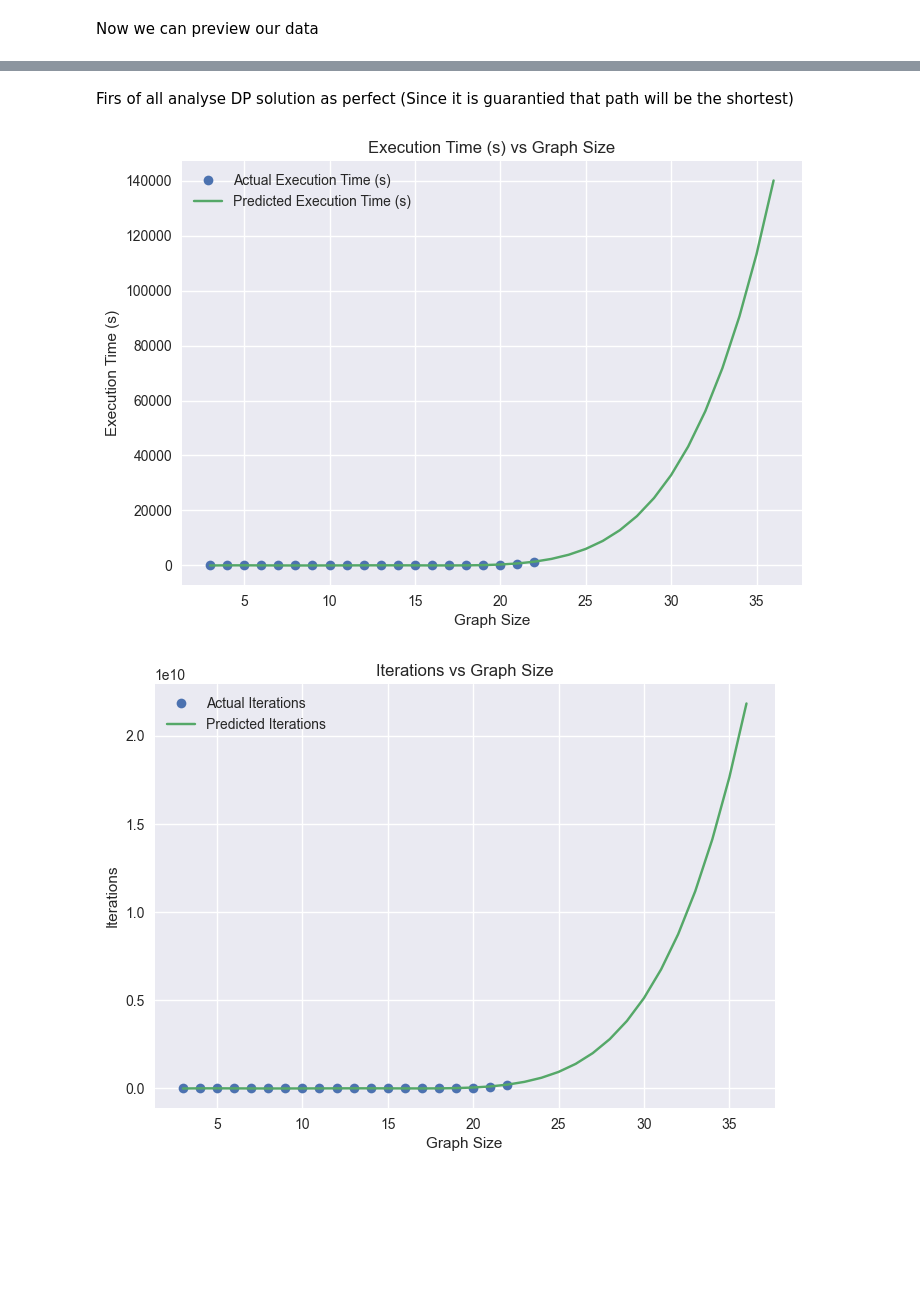
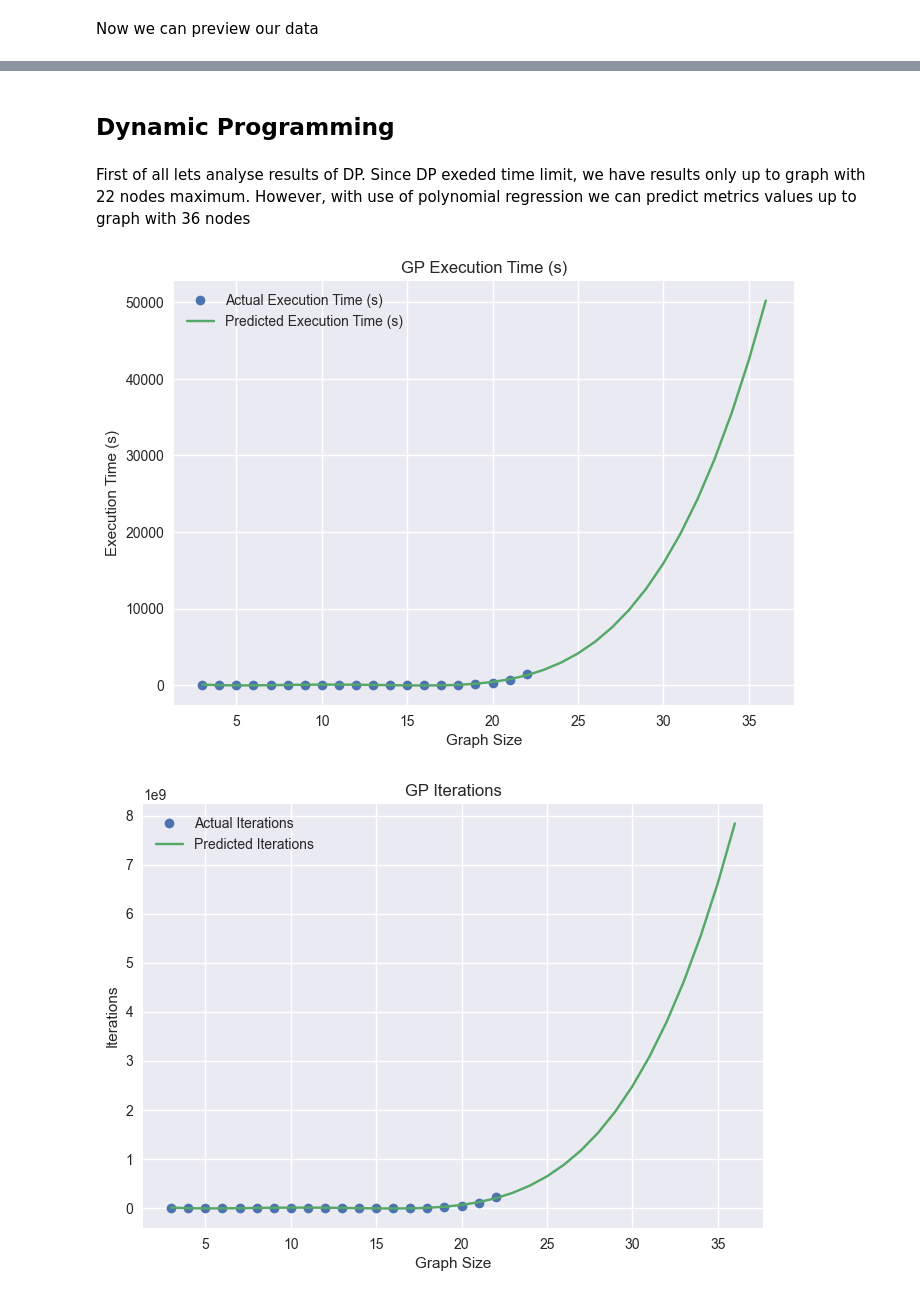
Before and after one commit to LowIQCoder/NIC_Project, a Jupyter notebook: analisys.ipynb, the cells around one changed output, grey strips where cells are left out. Drawn from its saved outputs; the diff is of its cells as text; code cells hidden in the pictures; blank space fills up the shorter version.

```diff
--- a/analisys.ipynb
+++ b/analisys.ipynb
@@ -58,33 +96,46 @@ ga_results.head(5)
+# %% [markdown]
+## Dynamic Programming
 # %% [markdown]
-Firs of all analyse DP solution as perfect (Since it is guarantied that path will be the shortest)
+First of all lets analyse results of DP. Since DP exeded time limit, we have results only up to graph with 22 nodes maximum. However, with use of polynomial regression we can predict metrics values up to graph with 36 nodes
 # %%
-# Prediction range
 x = dp_results['Graph Size'].values.reshape(-1, 1)
 x_pred = np.arange(3, 37).reshape(-1, 1)
 
-# Function to plot and predict
 def plot_and_predict(y_column, degree=2):
     y = dp_results[y_column].values
     poly = PolynomialFeatures(degree)
     X_poly = poly.fit_transform(x)
     model = LinearRegression().fit(X_poly, y)
 
     X_pred_poly = poly.transform(x_pred)
     y_pred = model.predict(X_pred_poly)
 
     plt.plot(dp_results['Graph Size'], y, 'o', label=f'Actual {y_column}')
     plt.plot(x_pred.flatten(), y_pred, '-', label=f'Predicted {y_column}')
     plt.xlabel('Graph Size')
     plt.ylabel(y_column)
-    plt.title(f'{y_column} vs Graph Size')
+    plt.title(f'GP {y_column}')
     plt.legend()
     plt.grid(True)
     plt.show()
 
-# Plot for each metric
-plot_and_predict('Execution Time (s)', degree=5)
-plot_and_predict('Iterations', degree=5)
-plot_and_predict('Memory (bytes)', degree=5)
+    return y_pred
+
+pred_time = plot_and_predict('Execution Time (s)', degree=4)
+pred_iters = plot_and_predict('Iterations', degree=4)
+pred_mem = plot_and_predict('Memory (bytes)', degree=4)
+
+print("Predicted metrics for 36 node graph")
+print(f'Execution Time:\t{pred_time[-1] / 3600:.2f} h')
+print(f'Iterations\t{int(pred_iters[-1])}')
+print(f'Used memory:\t{pred_mem[-1] / (1024**3):.2f} GB')
+
+print("Predicted Iteration")
+print(pred_iters)
+print("Predicted Time")
+print(pred_time)
+print("Predicted Memory")
+print(pred_mem)
 # %% [output]
-[figure, old version]
+[figure, new version]
-[figure, old version]
+[figure, new version]
```
Also changed, not shown: parts of 26 cells of this notebook, 5 other files.
